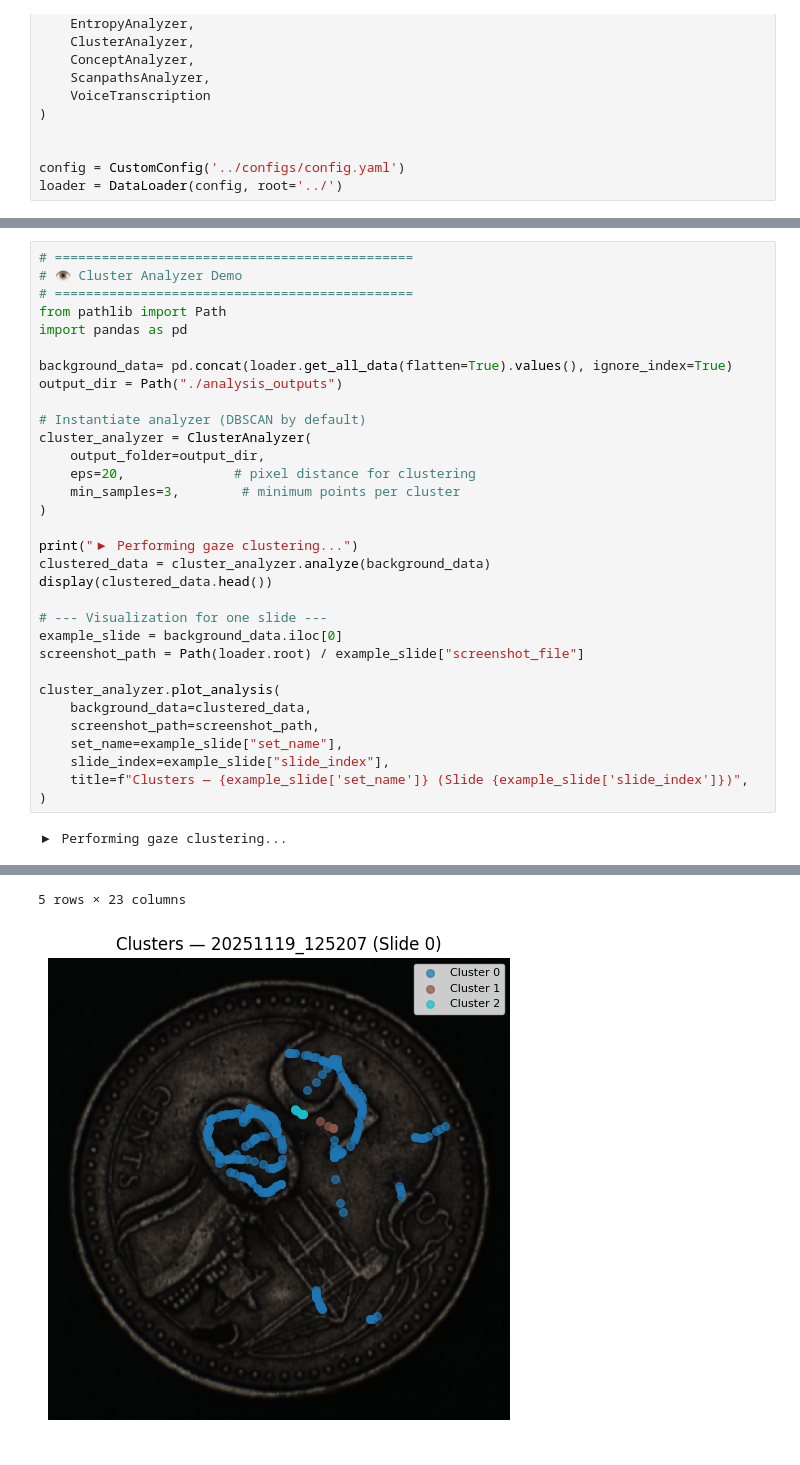
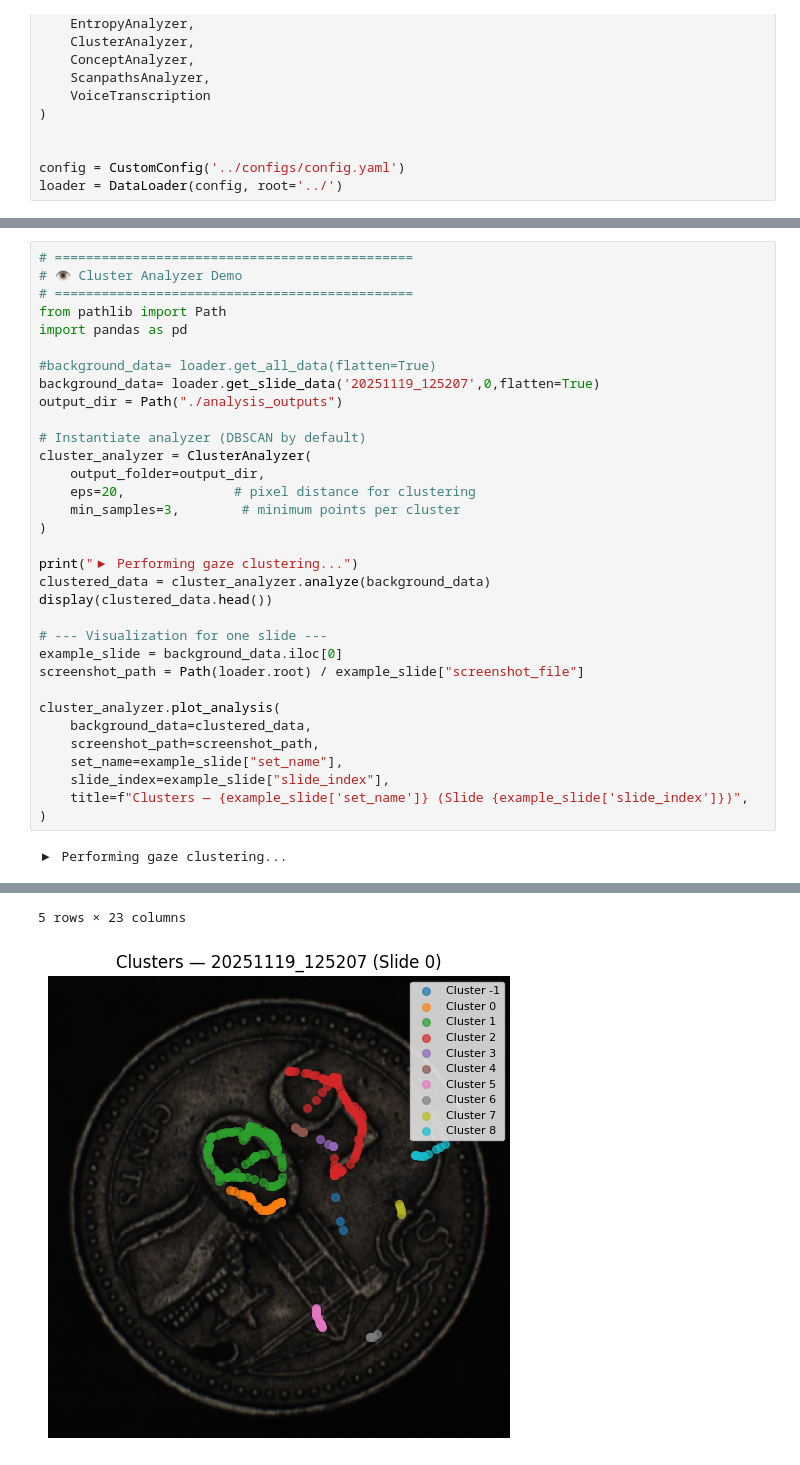
Before and after one commit to sbobek/tobii-pytracker, a Jupyter notebook: examples/analyzers_demo.ipynb, the cells around one changed output, grey strips where cells are left out. Cells and saved outputs as stored; diff of their text form.

```diff
--- a/examples/analyzers_demo.ipynb
+++ b/examples/analyzers_demo.ipynb
@@ -220,41 +233,42 @@ fixation_analyzer.plot_analysis(
 from pathlib import Path
 import pandas as pd
 
-background_data= pd.concat(loader.get_all_data(flatten=True).values(), ignore_index=True)
+#background_data= loader.get_all_data(flatten=True)
+background_data= loader.get_slide_data('20251119_125207',0,flatten=True)
 output_dir = Path("./analysis_outputs")
 
 # Instantiate analyzer (DBSCAN by default)
 cluster_analyzer = ClusterAnalyzer(
     output_folder=output_dir,
     eps=20,              # pixel distance for clustering
     min_samples=3,        # minimum points per cluster
 )
 
 print("▶ Performing gaze clustering...")
 clustered_data = cluster_analyzer.analyze(background_data)
 display(clustered_data.head())
 
 # --- Visualization for one slide ---
 example_slide = background_data.iloc[0]
 screenshot_path = Path(loader.root) / example_slide["screenshot_file"]
 
 cluster_analyzer.plot_analysis(
     background_data=clustered_data,
     screenshot_path=screenshot_path,
     set_name=example_slide["set_name"],
     slide_index=example_slide["slide_index"],
     title=f"Clusters — {example_slide['set_name']} (Slide {example_slide['slide_index']})",
 )
 # %% [output]
 ▶ Performing gaze clustering...
 |  | set_name | slide_index | screenshot_file | input_data | classification | user_classification | ... |
 | 0 | 20251119_125207 | 0 | output\20251119_125207\CAM1-20250... | datasets/pdt\Discolored\CAM1-2025... | discolored | discolored | ... |
 | 1 | 20251119_125207 | 0 | output\20251119_125207\CAM1-20250... | datasets/pdt\Discolored\CAM1-2025... | discolored | discolored | ... |
 | 2 | 20251119_125207 | 0 | output\20251119_125207\CAM1-20250... | datasets/pdt\Discolored\CAM1-2025... | discolored | discolored | ... |
 | 3 | 20251119_125207 | 0 | output\20251119_125207\CAM1-20250... | datasets/pdt\Discolored\CAM1-2025... | discolored | discolored | ... |
 | 4 | 20251119_125207 | 0 | output\20251119_125207\CAM1-20250... | datasets/pdt\Discolored\CAM1-2025... | discolored | discolored | ... |
 5 rows × 23 columns
-[figure, old version]
+[figure, new version]
 # %%
 # ==============================================
 # 🧠 Entropy Analyzer Demo
```
Also changed, not shown: parts of 7 cells of this notebook, 5 other files.
